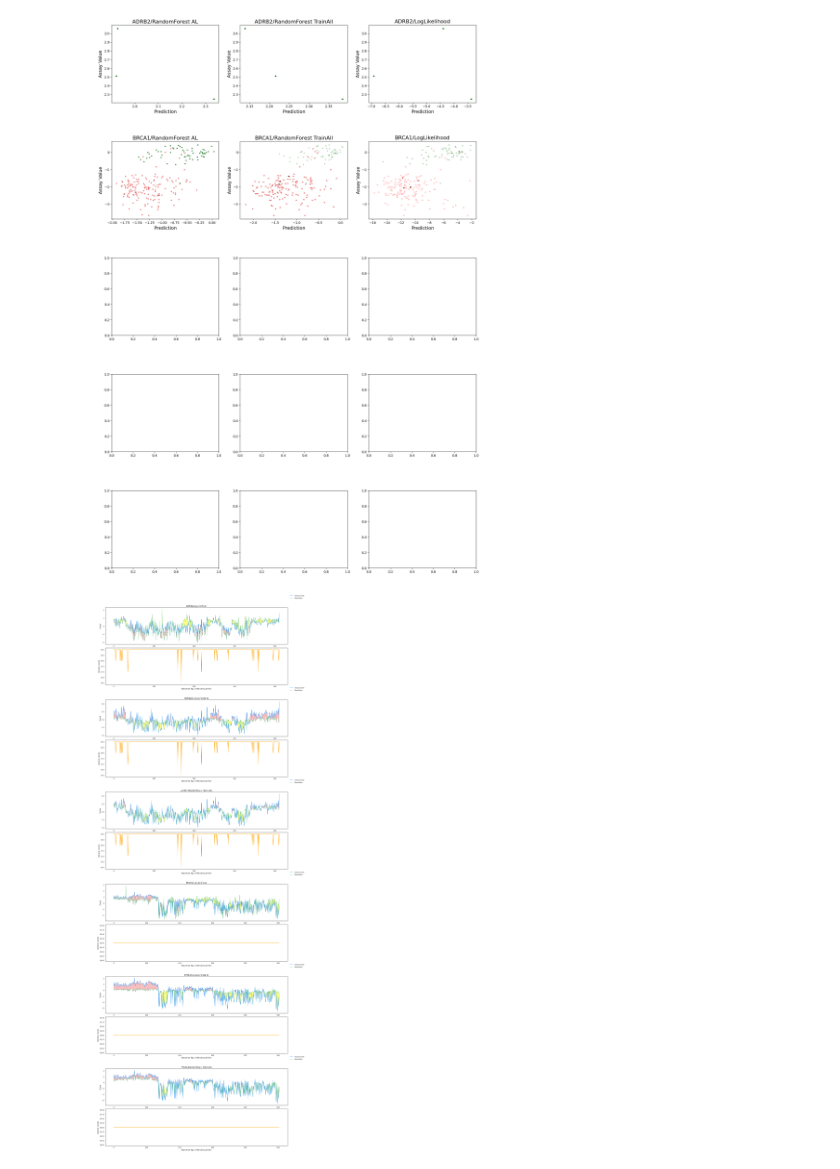
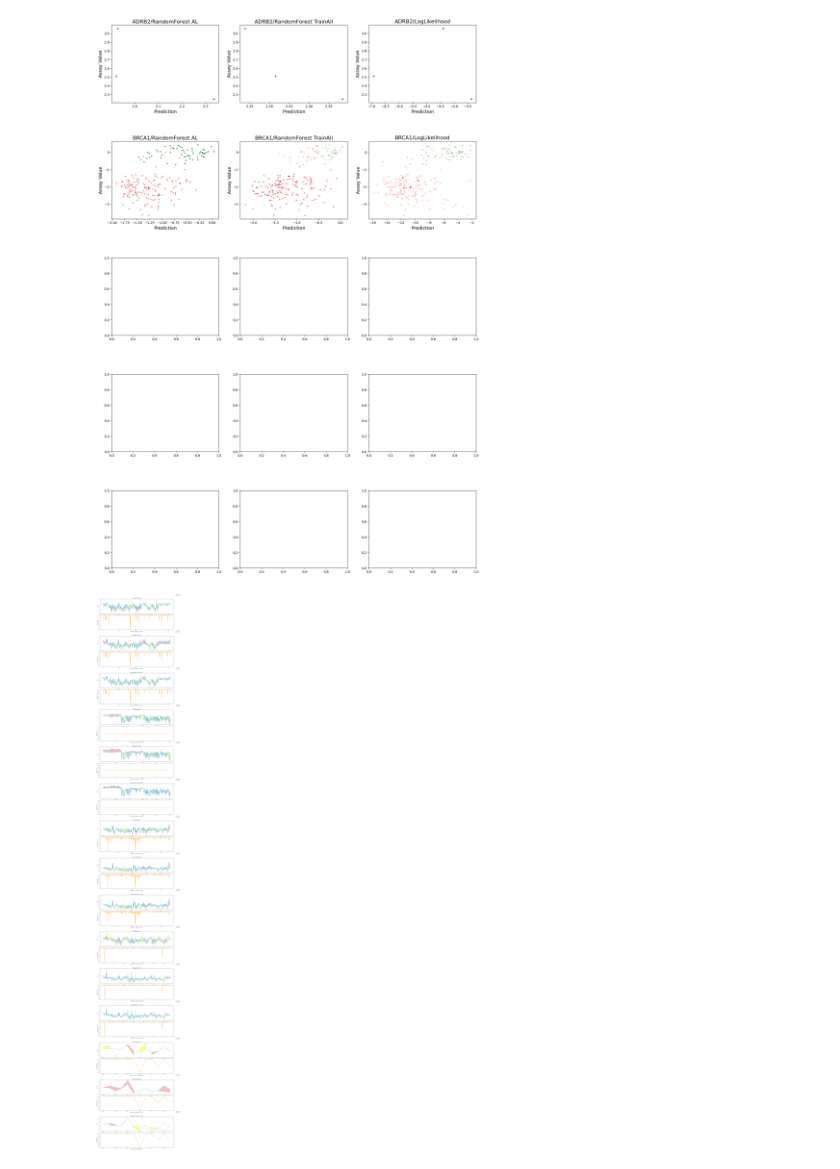
Before and after one commit to claudiofr/msalde, a Jupyter notebook: notebooks/prediction_corelations.ipynb, the cells around one changed output. Saved outputs shown, nothing was run; the diff lists cells and outputs as text; code cells hidden in the pictures.

```diff
--- a/notebooks/prediction_corelations.ipynb
+++ b/notebooks/prediction_corelations.ipynb
@@ -200,14 +200,16 @@ show_performance_correlations("inner", True)
 # %%
 import context  # noqa: F401
 from notebooks.analysis_plotter import (
     show_protein_landscape_plots, show_protein_landscape_2d,
     show_protein_landscape_3d,
     DATASETS
 )
 
 datasets_ = DATASETS # [:3]
 datasets_ = DATASETS[:3]
-datasets_ = ["ADRB2", "PPARG", "SCN5A", "HXK4"]
+datasets_ = ["ADRB2", "PPARG", "HXK4", "MC4R", "SCN5A"]
+datasets_ = ["MC4R", "HXK4", "PTEN", "SRC"]
+# datasets_ = ["SCN5A"]
 show_protein_landscape_plots(show_protein_landscape_2d, datasets_)
 # %% [output]
-[figure, old version]
+[figure, new version]
```
Also changed, not shown: 27 other files.
